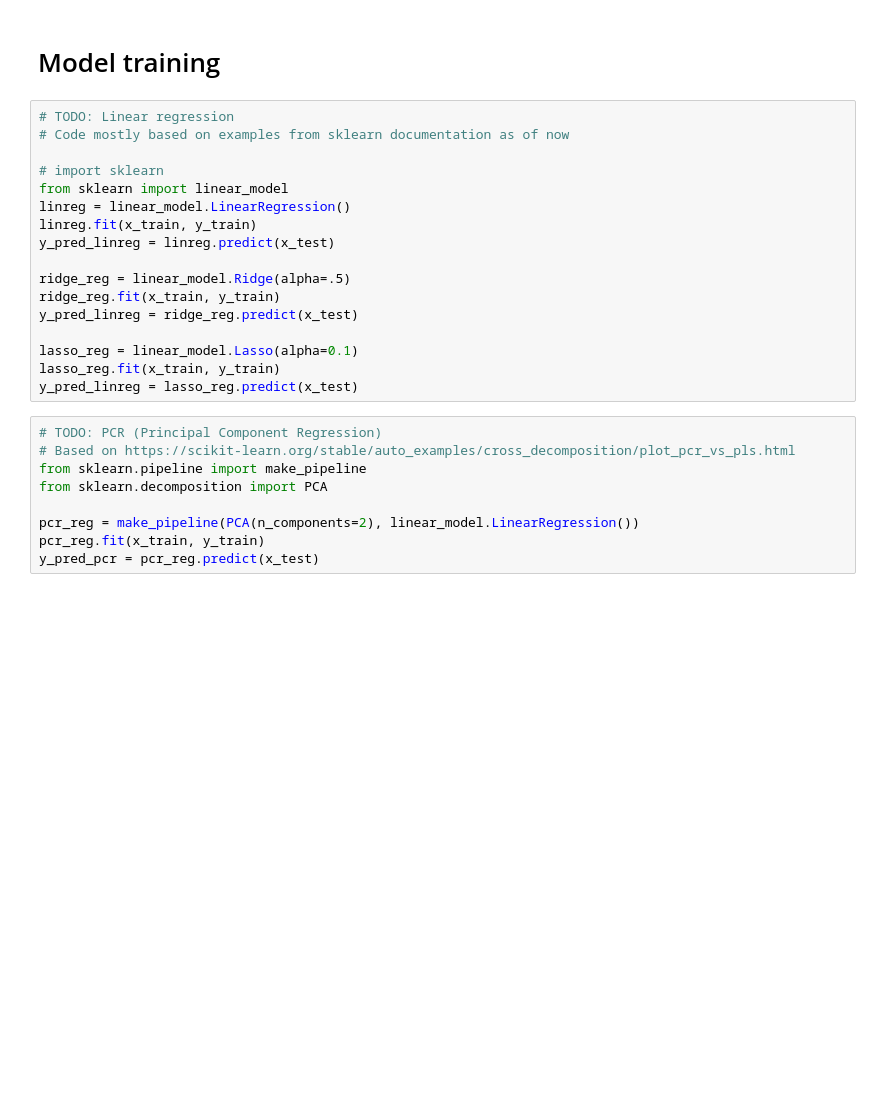
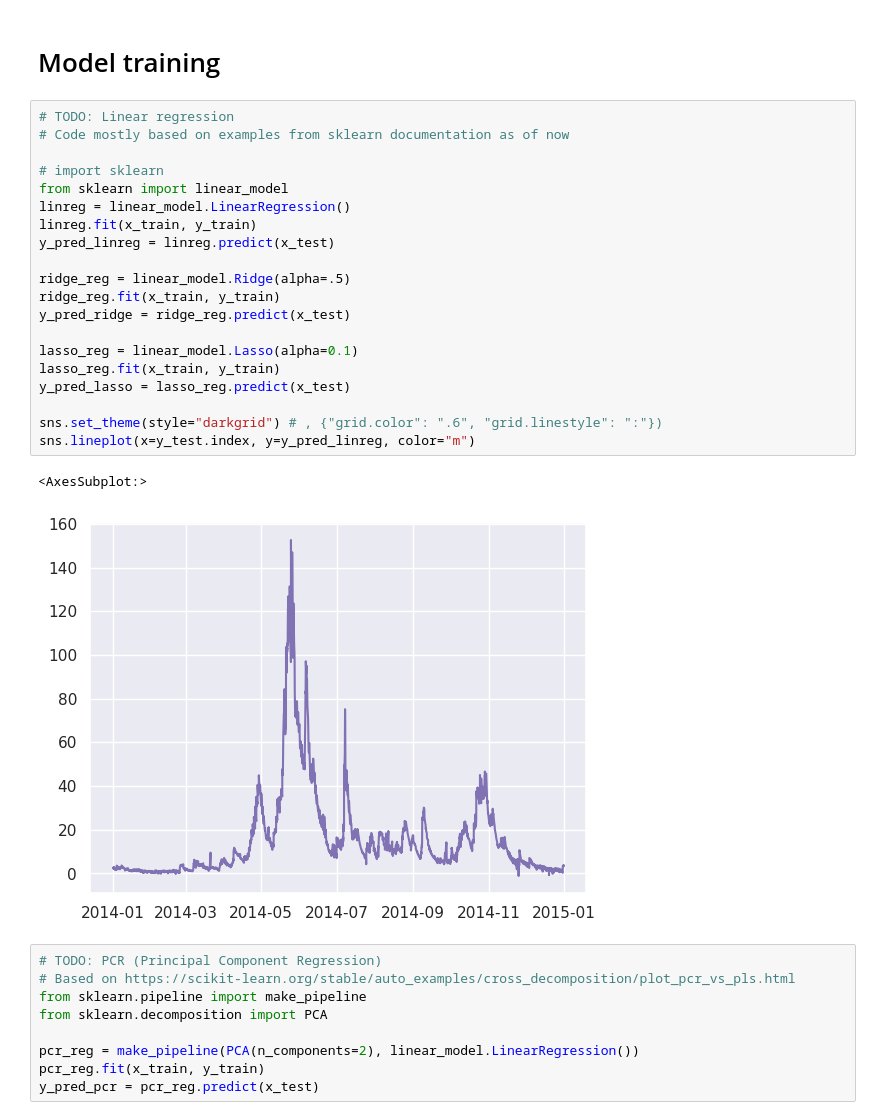
Before and after one commit to krisbrud/norwai-innovate-hackathon-2022, a Jupyter notebook: hackathon.ipynb, the cells around one changed output. Drawn from its saved outputs; the diff is of its cells as text; blank space fills up the shorter version.

```diff
--- a/hackathon.ipynb
+++ b/hackathon.ipynb
@@ -363,20 +359,26 @@ df
 # %%
 # TODO: Linear regression
 # Code mostly based on examples from sklearn documentation as of now
 
 # import sklearn
 from sklearn import linear_model
 linreg = linear_model.LinearRegression()
 linreg.fit(x_train, y_train)
 y_pred_linreg = linreg.predict(x_test)
 
 ridge_reg = linear_model.Ridge(alpha=.5)
 ridge_reg.fit(x_train, y_train)
-y_pred_linreg = ridge_reg.predict(x_test)
+y_pred_ridge = ridge_reg.predict(x_test)
 
 lasso_reg = linear_model.Lasso(alpha=0.1)
 lasso_reg.fit(x_train, y_train)
-y_pred_linreg = lasso_reg.predict(x_test)
+y_pred_lasso = lasso_reg.predict(x_test)
+
+sns.set_theme(style="darkgrid") # , {"grid.color": ".6", "grid.linestyle": ":"})
+sns.lineplot(x=y_test.index, y=y_pred_linreg, color="m")
+# %% [output]
+<AxesSubplot:>
+[figure, added]
 # %%
 # TODO: PCR (Principal Component Regression)
 # Based on https://scikit-learn.org/stable/auto_examples/cross_decomposition/plot_pcr_vs_pls.html
```
Also changed, not shown: parts of 12 cells of this notebook.
